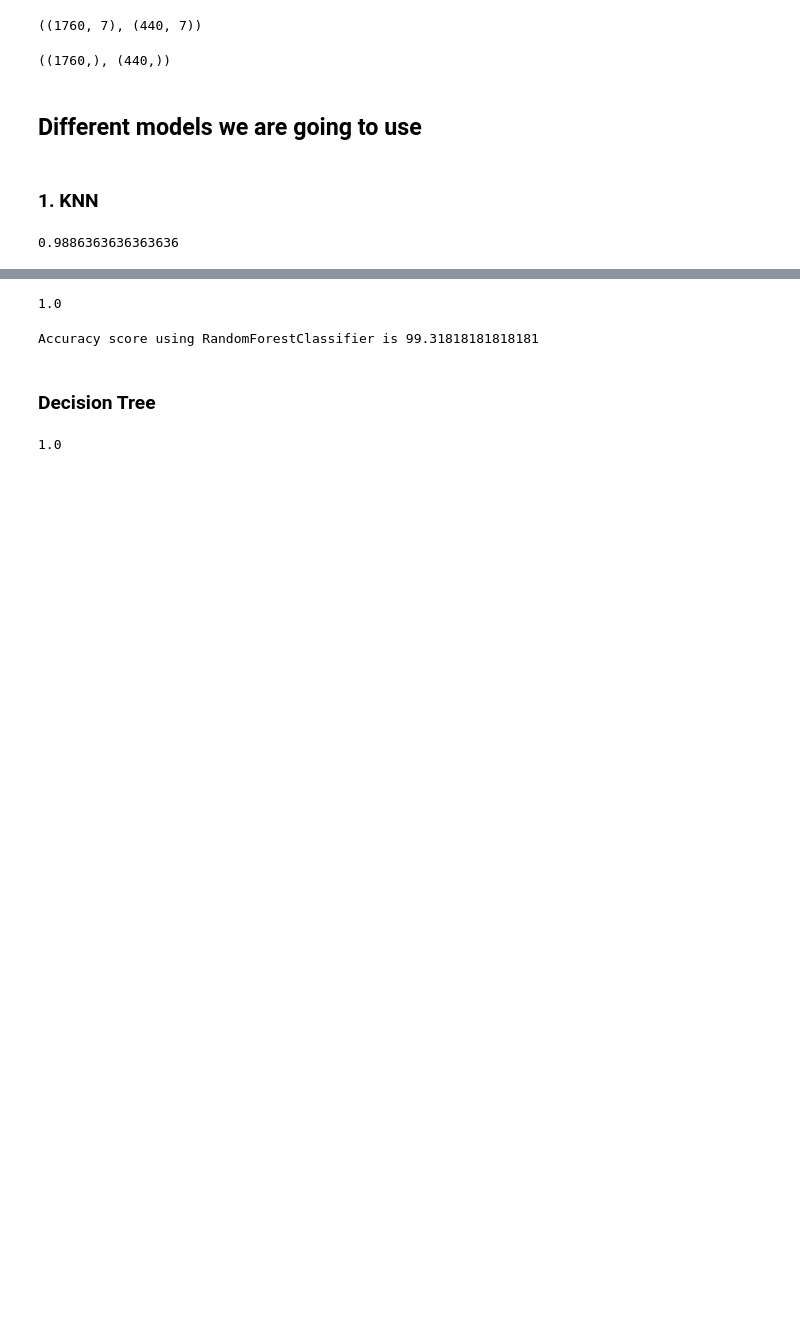
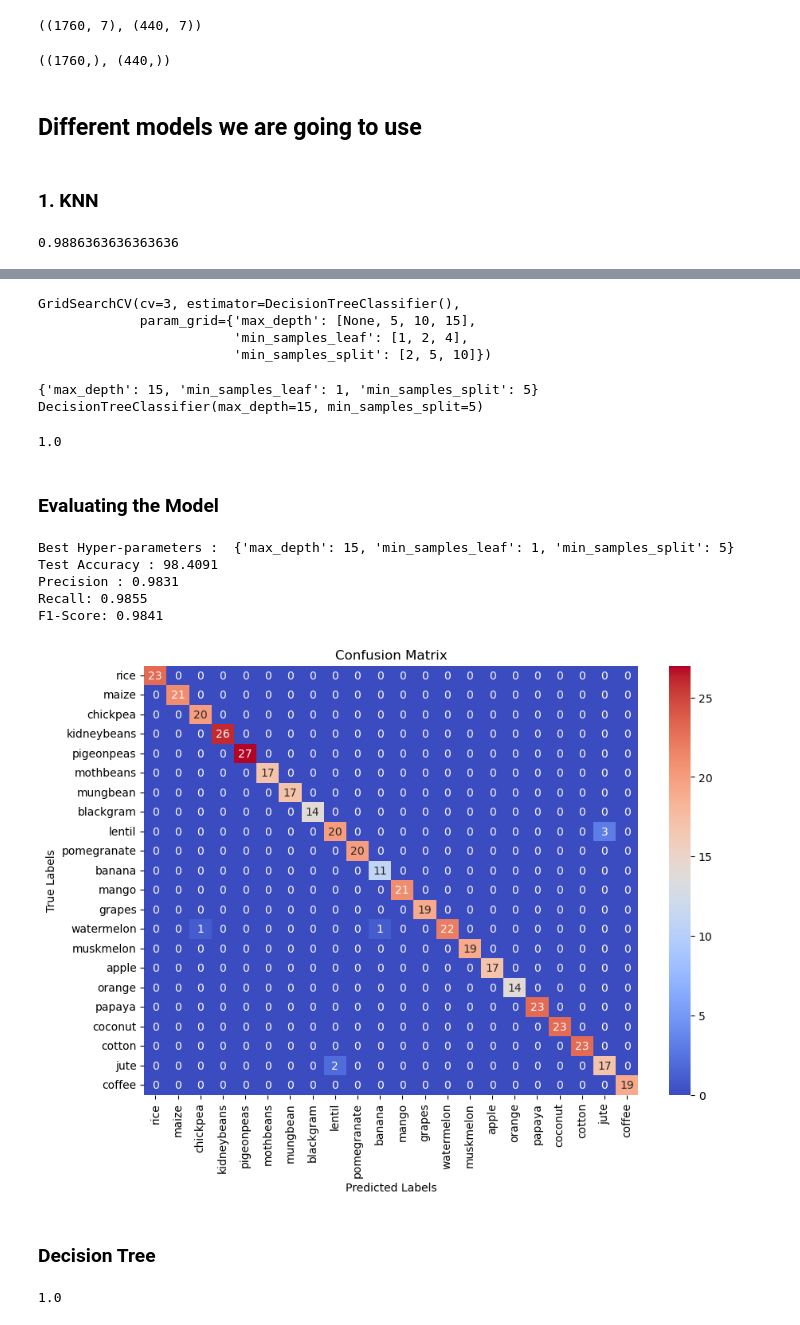
Before and after one commit to AmmanChhetri/Crop-Prediction, a Jupyter notebook: Crop_recommendation.ipynb, the cells around one changed output, grey strips where cells are left out. Drawn from its saved outputs; the diff is of its cells as text; code cells hidden in the pictures; blank space fills up the shorter version.

Commit message:
All models completed

```diff
--- a/Crop_recommendation.ipynb
+++ b/Crop_recommendation.ipynb
@@ -115,3 +190,0 @@ Accuracy score using KNN is 97.04545454545455
-# %%
-clf = RandomForestClassifier(n_estimators=100,random_state=42)
-clf.fit(x_train,y_train)
@@ -120 +220,27 @@ RandomForestClassifier(random_state=42)
+# %%
+# Create a Decision Tree Classifier
+clf = DecisionTreeClassifier()
+# %%
+# Perform GridSearch with Cross-Validation
+grid_search = GridSearchCV(estimator=clf,param_grid=param_grid,cv=3)
+
+# Now we fit our model with the best parameters returned by the above gridSearch
+grid_search.fit(x_train,y_train)
+# %% [output]
+GridSearchCV(cv=3, estimator=DecisionTreeClassifier(),
+             param_grid={'max_depth': [None, 5, 10, 15],
+                         'min_samples_leaf': [1, 2, 4],
+                         'min_samples_split': [2, 5, 10]})
+# %%
+# best_params stores the combination of best parameters obtained during grid Search
+best_params = grid_search.best_params_
+
+# best_model stores the model that gave the highest performance(accuracy,precision,f1-score etc)...so best_model is the model trained with the best_params
+best_model = grid_search.best_estimator_
+# %%
+print(best_params)
+print(best_model)
+# %% [output]
+{'max_depth': 15, 'min_samples_leaf': 1, 'min_samples_split': 5}
+DecisionTreeClassifier(max_depth=15, min_samples_split=5)
 # %%
@@ -122,12 +248,40 @@ score = clf.score(x_train,y_train)
 score
 # %% [output]
 1.0
-# %%
-y_pred = clf.predict(x_test)
-accuracy = accuracy_score(y_pred,y_test)*100
-print(f"Accuracy score using RandomForestClassifier is {accuracy}")
-# %% [output]
-Accuracy score using RandomForestClassifier is 99.31818181818181
+# %% [markdown]
+### Evaluating the Model
+# %%
+# Making predictions using our model on the test data
+y_pred = best_model.predict(x_test)
+
+
+accuracy = accuracy_score(y_pred,y_test)*100
+precision = precision_score(y_test,y_pred,average='macro')
+recall = recall_score(y_test,y_pred,average='macro')
+f1 = f1_score(y_test,y_pred,average='macro')
+cm = confusion_matrix(y_test,y_pred)
+cm_df = pd.DataFrame(cm,index=df['label'].unique(),columns=df['label'].unique())
+#print(cm_df)
+
+print("Best Hyper-parameters : ",best_params)
+print("Test Accuracy : {:.4f}".format(accuracy))
+print("Precision : {:.4f}".format(precision))
+print("Recall: {:.4f}".format(recall))
+print("F1-Score: {:.4f}".format(f1))
+
+plt.figure(figsize=(10,7))
+sns.heatmap(cm_df,annot=True,fmt='d',cmap='coolwarm')
+plt.title('Confusion Matrix')
+plt.xlabel('Predicted Labels')
+plt.ylabel('True Labels')
+plt.show()
+# %% [output]
+Best Hyper-parameters :  {'max_depth': 15, 'min_samples_leaf': 1, 'min_samples_split': 5}
+Test Accuracy : 98.4091
+Precision : 0.9831
+Recall: 0.9855
+F1-Score: 0.9841
+[figure, added]
 # %% [markdown]
 ### Decision Tree
 # %%
```
Also changed, not shown: parts of 46 cells of this notebook.
